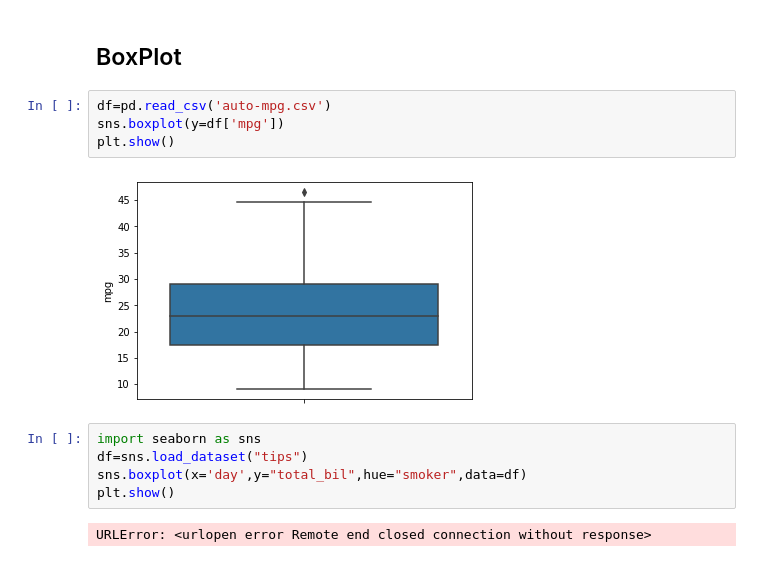
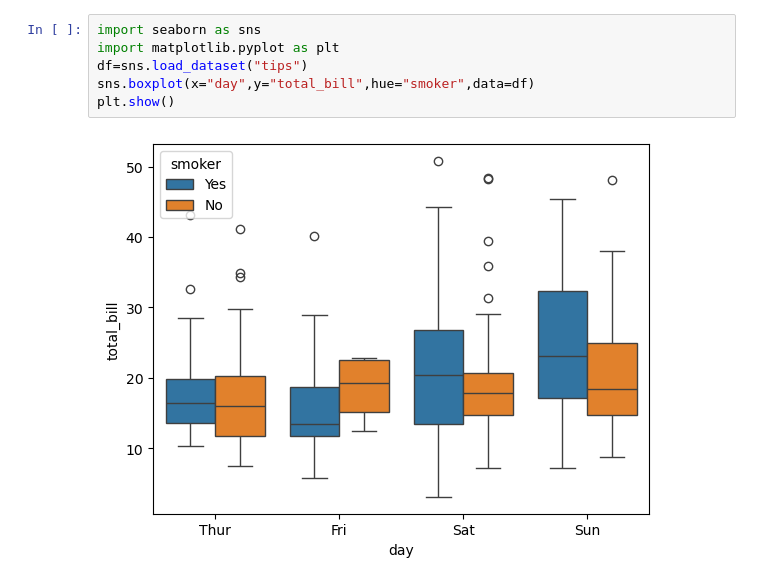
Before and after one commit to KrishMiyani13/Sem-IV_Pyhon-II, a Jupyter notebook: python-b4/Untitled.ipynb, the cells around one changed output. Cells and saved outputs as stored; diff of their text form.

```diff
--- a/python-b4/Untitled.ipynb
+++ b/python-b4/Untitled.ipynb
@@ -1878,15 +1,8 @@ plt.show()
-# %% [markdown]
-## BoxPlot
-# %%
-df=pd.read_csv('auto-mpg.csv')
-sns.boxplot(y=df['mpg'])
-plt.show()
-# %% [output]
-[figure, removed]
-# %%
-import seaborn as sns
-df=sns.load_dataset("tips")
-sns.boxplot(x='day',y="total_bil",hue="smoker",data=df)
-plt.show()
-# %% [output]
-URLError: <urlopen error Remote end closed connection without response>
+# %%
+import seaborn as sns
+import matplotlib.pyplot as plt
+df=sns.load_dataset("tips")
+sns.boxplot(x="day",y="total_bill",hue="smoker",data=df)
+plt.show()
+# %% [output]
+[figure, added]
```
Also changed, not shown: parts of 199 cells of this notebook.
